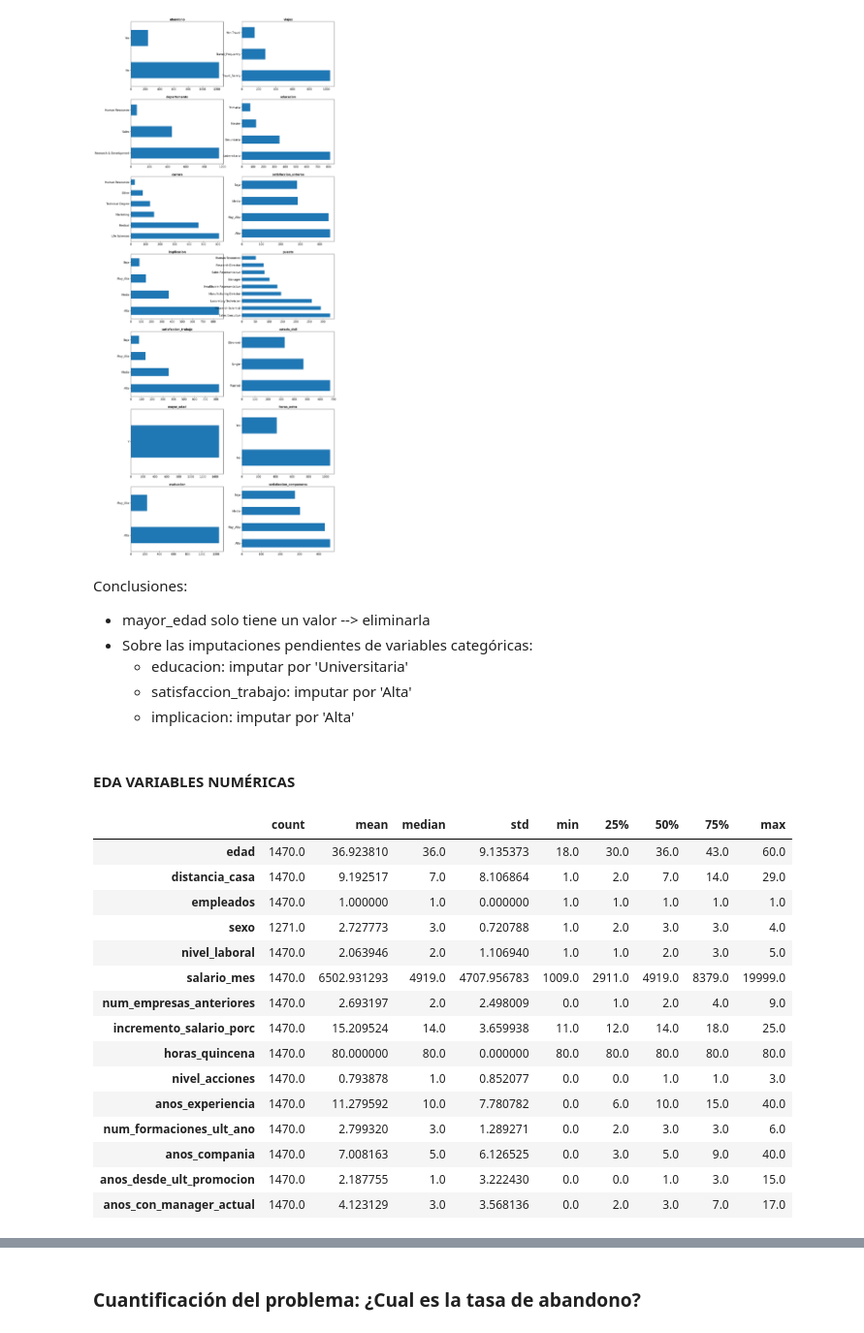
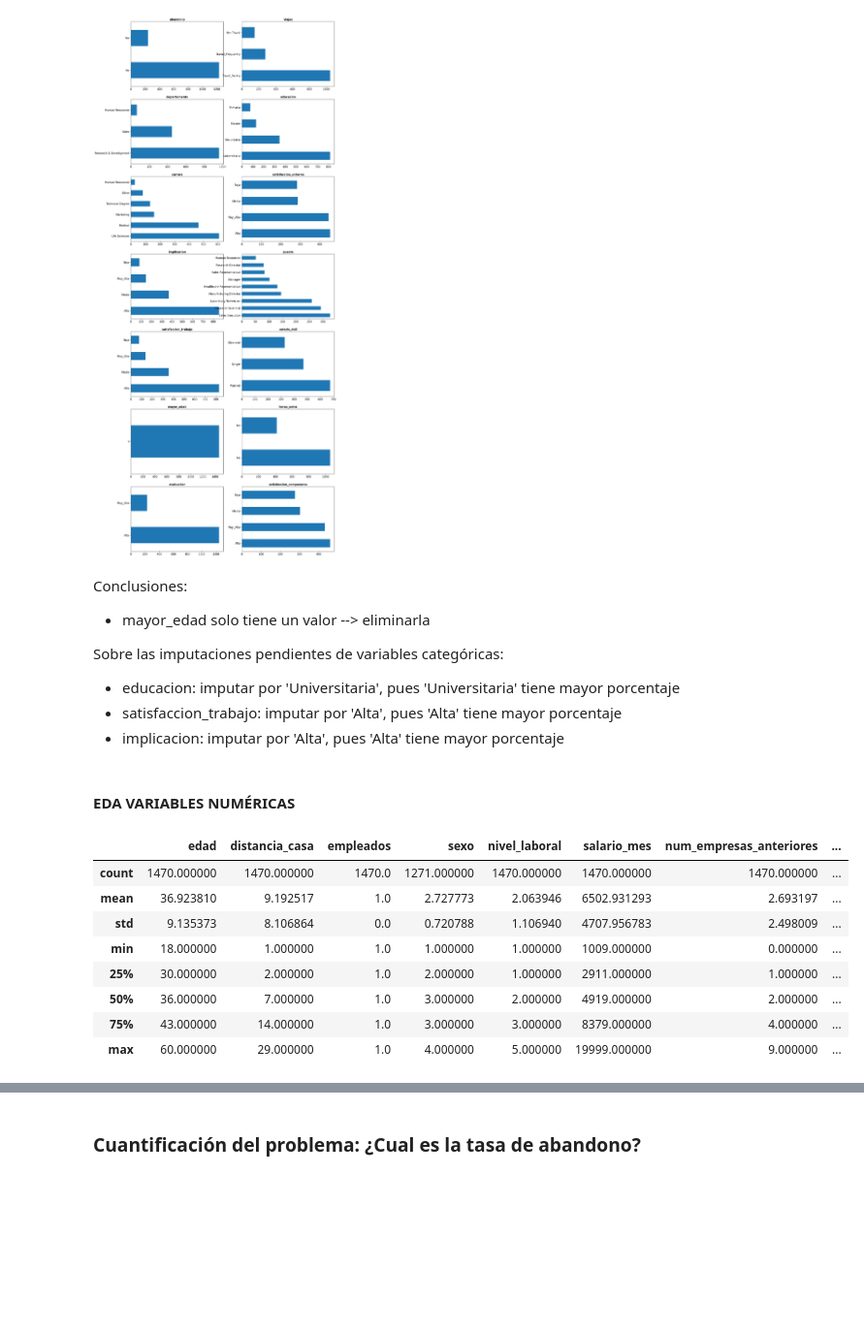
Before and after one commit to Felipe0023/ExamenFinalBigData, a Jupyter notebook: Empleados.ipynb, the cells around one changed output, grey strips where cells are left out. Shown at 97% size. Saved outputs shown, nothing was run; the diff lists cells and outputs as text; code cells hidden in the pictures; blank space fills up the shorter version.

```diff
--- a/Empleados.ipynb
+++ b/Empleados.ipynb
@@ -120,10 +120,11 @@ graficos_eda_categoricos(df.select_dtypes('O'))
 Conclusiones:
 
 * mayor_edad solo tiene un valor --> eliminarla
-* Sobre las imputaciones pendientes de variables categóricas:
-  * educacion: imputar por 'Universitaria'
-  * satisfaccion_trabajo: imputar por 'Alta'
-  * implicacion: imputar por 'Alta'
+
+Sobre las imputaciones pendientes de variables categóricas:
+  * educacion: imputar por 'Universitaria', pues 'Universitaria' tiene mayor porcentaje
+  * satisfaccion_trabajo: imputar por 'Alta', pues 'Alta' tiene mayor porcentaje
+  * implicacion: imputar por 'Alta', pues 'Alta' tiene mayor porcentaje
 # %%
 df.drop(columns = 'mayor_edad', inplace = True)
 
@@ -147,22 +138,15 @@ def estadisticos_cont(num):
-# %%
-estadisticos_cont(df.select_dtypes('number'))
-# %% [output]
-|  | count | mean | median | std | min | 25% | 50% | 75% | max |
-| edad | 1470.0 | 36.923810 | 36.0 | 9.135373 | 18.0 | 30.0 | 36.0 | 43.0 | 60.0 |
-| distancia_casa | 1470.0 | 9.192517 | 7.0 | 8.106864 | 1.0 | 2.0 | 7.0 | 14.0 | 29.0 |
-| empleados | 1470.0 | 1.000000 | 1.0 | 0.000000 | 1.0 | 1.0 | 1.0 | 1.0 | 1.0 |
-| sexo | 1271.0 | 2.727773 | 3.0 | 0.720788 | 1.0 | 2.0 | 3.0 | 3.0 | 4.0 |
-| nivel_laboral | 1470.0 | 2.063946 | 2.0 | 1.106940 | 1.0 | 1.0 | 2.0 | 3.0 | 5.0 |
-| salario_mes | 1470.0 | 6502.931293 | 4919.0 | 4707.956783 | 1009.0 | 2911.0 | 4919.0 | 8379.0 | 19999.0 |
-| num_empresas_anteriores | 1470.0 | 2.693197 | 2.0 | 2.498009 | 0.0 | 1.0 | 2.0 | 4.0 | 9.0 |
-| incremento_salario_porc | 1470.0 | 15.209524 | 14.0 | 3.659938 | 11.0 | 12.0 | 14.0 | 18.0 | 25.0 |
-| horas_quincena | 1470.0 | 80.000000 | 80.0 | 0.000000 | 80.0 | 80.0 | 80.0 | 80.0 | 80.0 |
-| nivel_acciones | 1470.0 | 0.793878 | 1.0 | 0.852077 | 0.0 | 0.0 | 1.0 | 1.0 | 3.0 |
-| anos_experiencia | 1470.0 | 11.279592 | 10.0 | 7.780782 | 0.0 | 6.0 | 10.0 | 15.0 | 40.0 |
-| num_formaciones_ult_ano | 1470.0 | 2.799320 | 3.0 | 1.289271 | 0.0 | 2.0 | 3.0 | 3.0 | 6.0 |
-| anos_compania | 1470.0 | 7.008163 | 5.0 | 6.126525 | 0.0 | 3.0 | 5.0 | 9.0 | 40.0 |
-| anos_desde_ult_promocion | 1470.0 | 2.187755 | 1.0 | 3.222430 | 0.0 | 0.0 | 1.0 | 3.0 | 15.0 |
-| anos_con_manager_actual | 1470.0 | 4.123129 | 3.0 | 3.568136 | 0.0 | 2.0 | 3.0 | 7.0 | 17.0 |
+# %%
+df.describe()
+# %% [output]
+|  | edad | distancia_casa | empleados | sexo | nivel_laboral | salario_mes | num_empresas_anteriores | ... |
+| count | 1470.000000 | 1470.000000 | 1470.0 | 1271.000000 | 1470.000000 | 1470.000000 | 1470.000000 | ... |
+| mean | 36.923810 | 9.192517 | 1.0 | 2.727773 | 2.063946 | 6502.931293 | 2.693197 | ... |
+| std | 9.135373 | 8.106864 | 0.0 | 0.720788 | 1.106940 | 4707.956783 | 2.498009 | ... |
+| min | 18.000000 | 1.000000 | 1.0 | 1.000000 | 1.000000 | 1009.000000 | 0.000000 | ... |
+| 25% | 30.000000 | 2.000000 | 1.0 | 2.000000 | 1.000000 | 2911.000000 | 1.000000 | ... |
+| 50% | 36.000000 | 7.000000 | 1.0 | 3.000000 | 2.000000 | 4919.000000 | 2.000000 | ... |
+| 75% | 43.000000 | 14.000000 | 1.0 | 3.000000 | 3.000000 | 8379.000000 | 4.000000 | ... |
+| max | 60.000000 | 29.000000 | 1.0 | 4.000000 | 5.000000 | 19999.000000 | 9.000000 | ... |
 # %% [markdown]
 Conclusiones:
 
```
Also changed, not shown: parts of 67 cells of this notebook.
